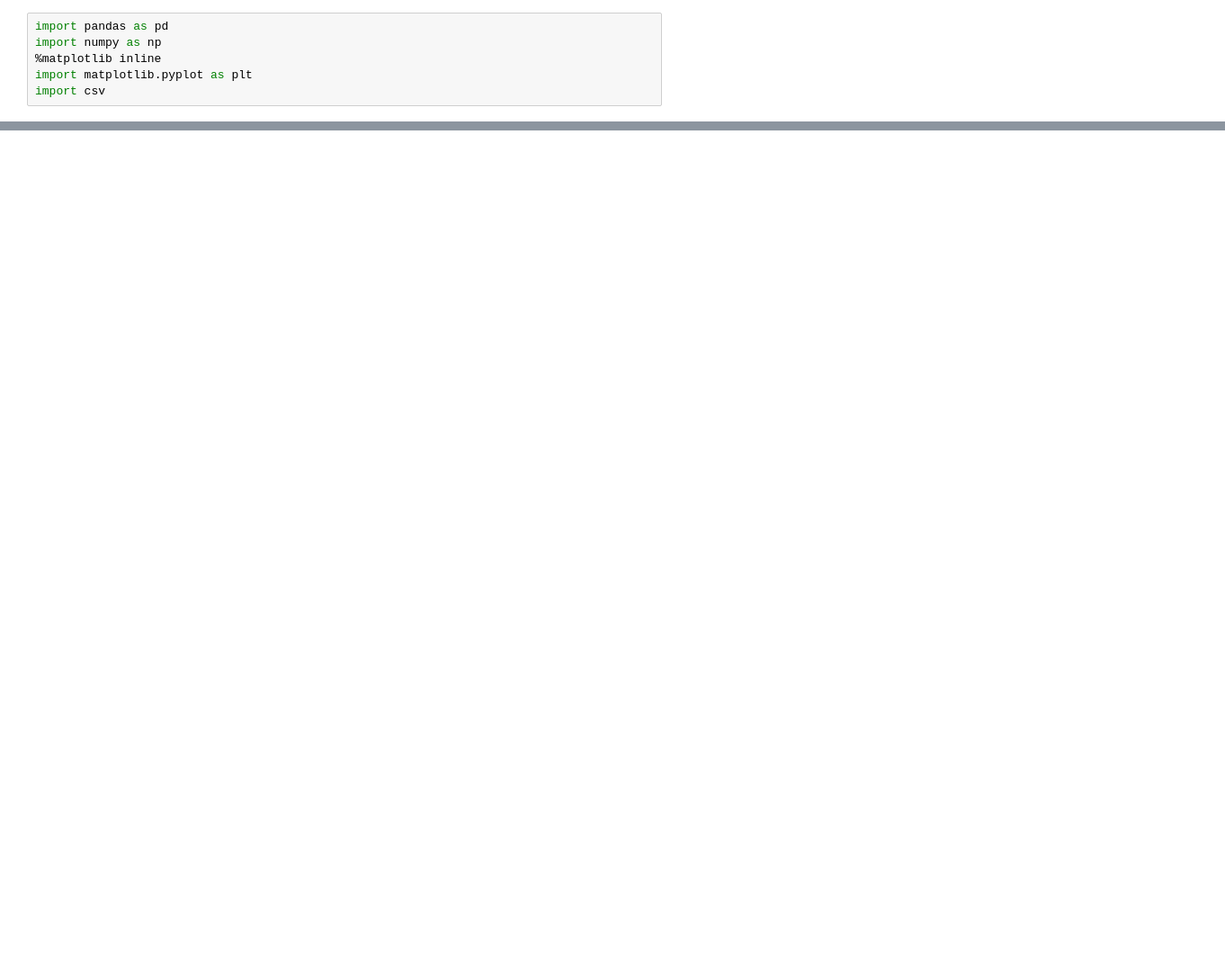
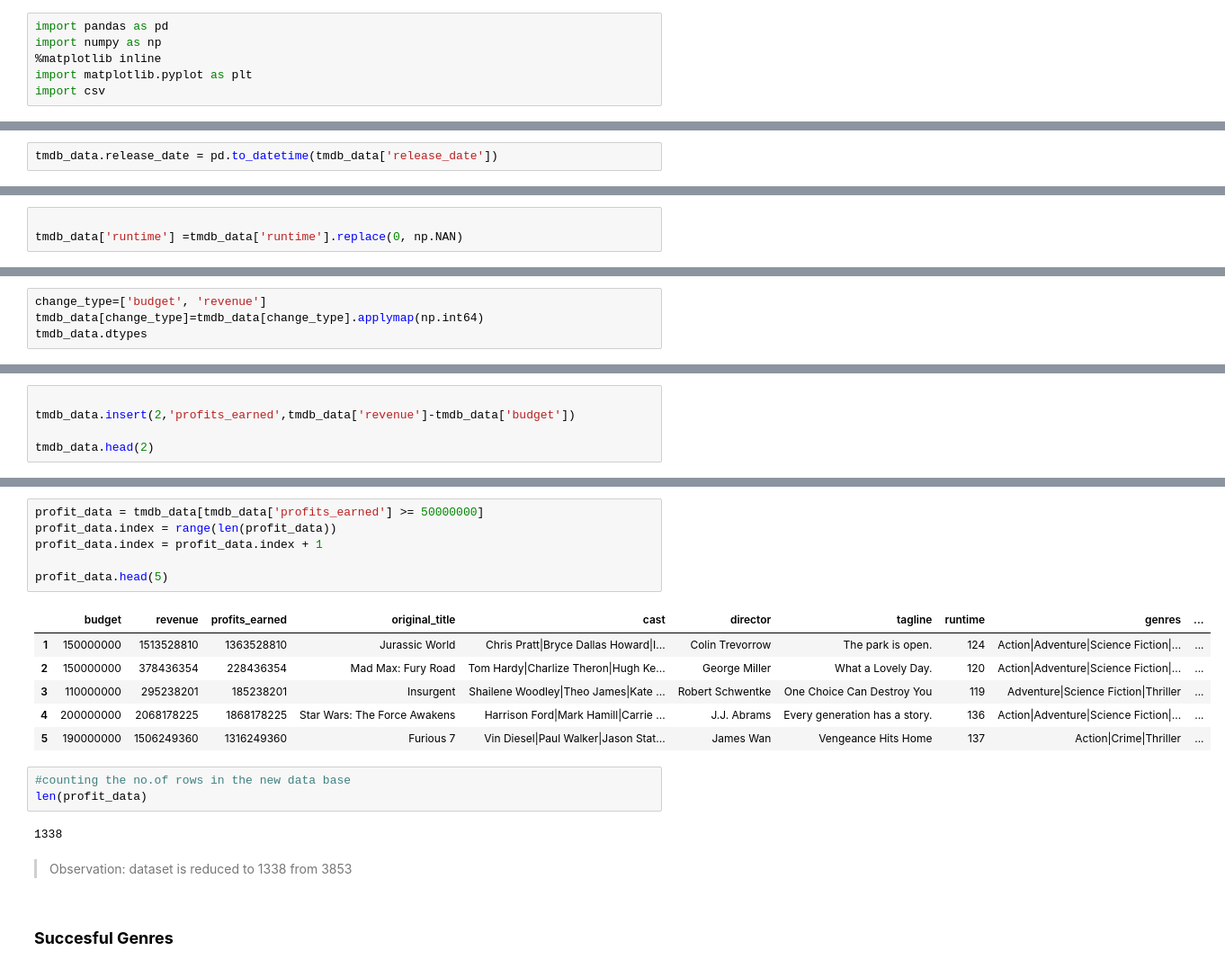
Before and after one commit to gpradip/tmdb, a Jupyter notebook: TMDB.ipynb, the cells around one changed output, grey strips where cells are left out. Shown: that part at 90% size. Cells and saved outputs as stored; diff of their text form; blank space fills up the shorter version.

```diff
--- a/TMDB.ipynb
+++ b/TMDB.ipynb
@@ -238,0 +132,2 @@ print("-"*40)
+# %%
+tmdb_data.release_date = pd.to_datetime(tmdb_data['release_date'])
@@ -238,0 +144,3 @@ print("-"*40)
+# %%
+
+tmdb_data['runtime'] =tmdb_data['runtime'].replace(0, np.NAN)
@@ -238,0 +164,4 @@ print("-"*40)
+# %%
+change_type=['budget', 'revenue']
+tmdb_data[change_type]=tmdb_data[change_type].applymap(np.int64)
+tmdb_data.dtypes
@@ -238,0 +184,5 @@ print("-"*40)
+# %%
+
+tmdb_data.insert(2,'profits_earned',tmdb_data['revenue']-tmdb_data['budget'])
+
+tmdb_data.head(2)
@@ -238,0 +365,22 @@ print("-"*40)
+# %%
+profit_data = tmdb_data[tmdb_data['profits_earned'] >= 50000000]
+profit_data.index = range(len(profit_data))
+profit_data.index = profit_data.index + 1
+
+profit_data.head(5)
+# %% [output]
+|  | budget | revenue | profits_earned | original_title | cast | director | tagline | runtime | genres | ... |
+| 1 | 150000000 | 1513528810 | 1363528810 | Jurassic World | Chris Pratt|Bryce Dallas Howard|I... | Colin Trevorrow | The park is open. | 124 | Action|Adventure|Science Fiction|... | ... |
+| 2 | 150000000 | 378436354 | 228436354 | Mad Max: Fury Road | Tom Hardy|Charlize Theron|Hugh Ke... | George Miller | What a Lovely Day. | 120 | Action|Adventure|Science Fiction|... | ... |
+| 3 | 110000000 | 295238201 | 185238201 | Insurgent | Shailene Woodley|Theo James|Kate ... | Robert Schwentke | One Choice Can Destroy You | 119 | Adventure|Science Fiction|Thriller | ... |
+| 4 | 200000000 | 2068178225 | 1868178225 | Star Wars: The Force Awakens | Harrison Ford|Mark Hamill|Carrie ... | J.J. Abrams | Every generation has a story. | 136 | Action|Adventure|Science Fiction|... | ... |
+| 5 | 190000000 | 1506249360 | 1316249360 | Furious 7 | Vin Diesel|Paul Walker|Jason Stat... | James Wan | Vengeance Hits Home | 137 | Action|Crime|Thriller | ... |
+# %%
+#counting the no.of rows in the new data base
+len(profit_data)
+# %% [output]
+1338
+# %% [markdown]
+> Observation: dataset is reduced to 1338 from 3853
+# %% [markdown]
+### **Succesful Genres**
```
Also changed, not shown: parts of 80 cells of this notebook, 1 other file.
